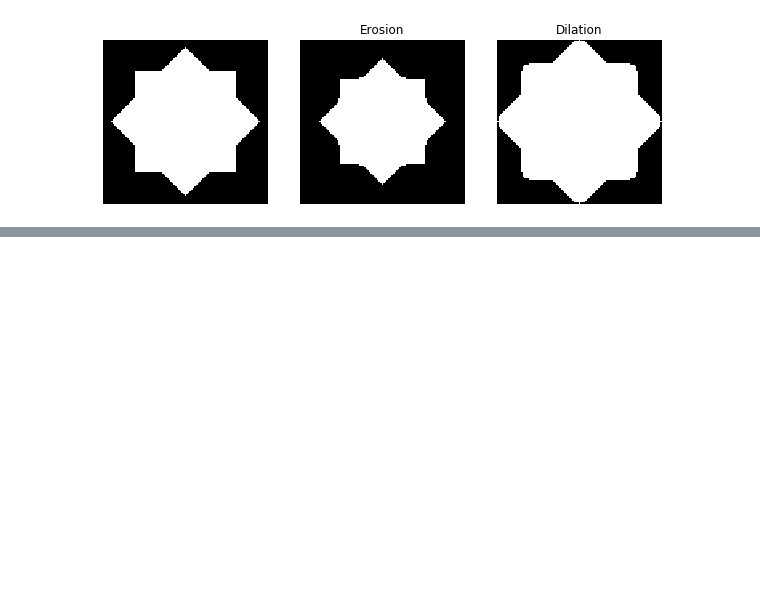
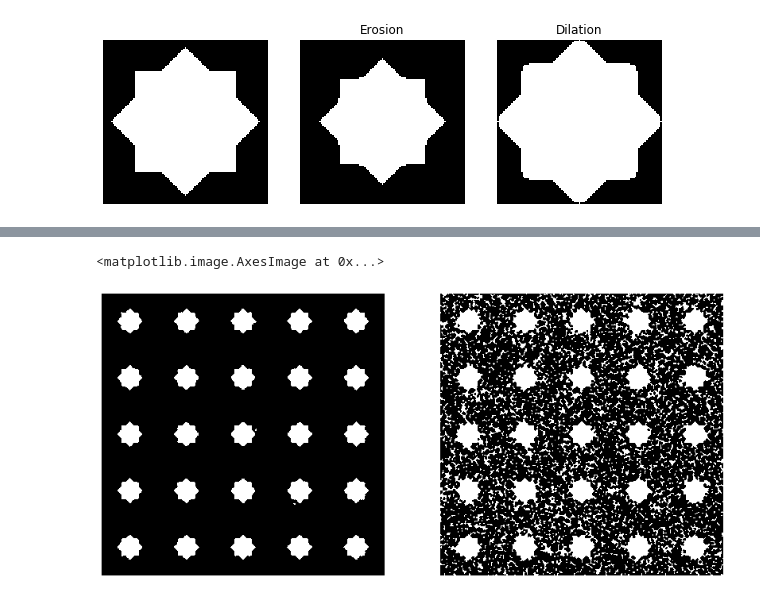
Before and after one commit to uw-cheme599/uw-cheme599.github.io, a Jupyter notebook: Wi20_content/morphology.ipynb, the cells around one changed output, grey strips where cells are left out. Drawn from its saved outputs; the diff is of its cells as text; code cells hidden in the pictures; blank space fills up the shorter version.

```diff
--- a/Wi20_content/morphology.ipynb
+++ b/Wi20_content/morphology.ipynb
@@ -135,0 +168,14 @@ plt.imshow(test, cmap='gray')
+# %%
+im_o = opening(im, disk(3))
+im_c = closing(im, disk(3))
+
+fig, axes = plt.subplots(ncols=2, figsize=(14,7))
+
+for ax in axes:
+    ax.axis('off')
+
+axes[0].imshow(im_o, cmap='gray')
+axes[1].imshow(im_c, cmap='gray')
+# %% [output]
+<matplotlib.image.AxesImage at 0x...>
+[figure, added]
```
Also changed, not shown: parts of 67 cells of this notebook, 12 other files.
